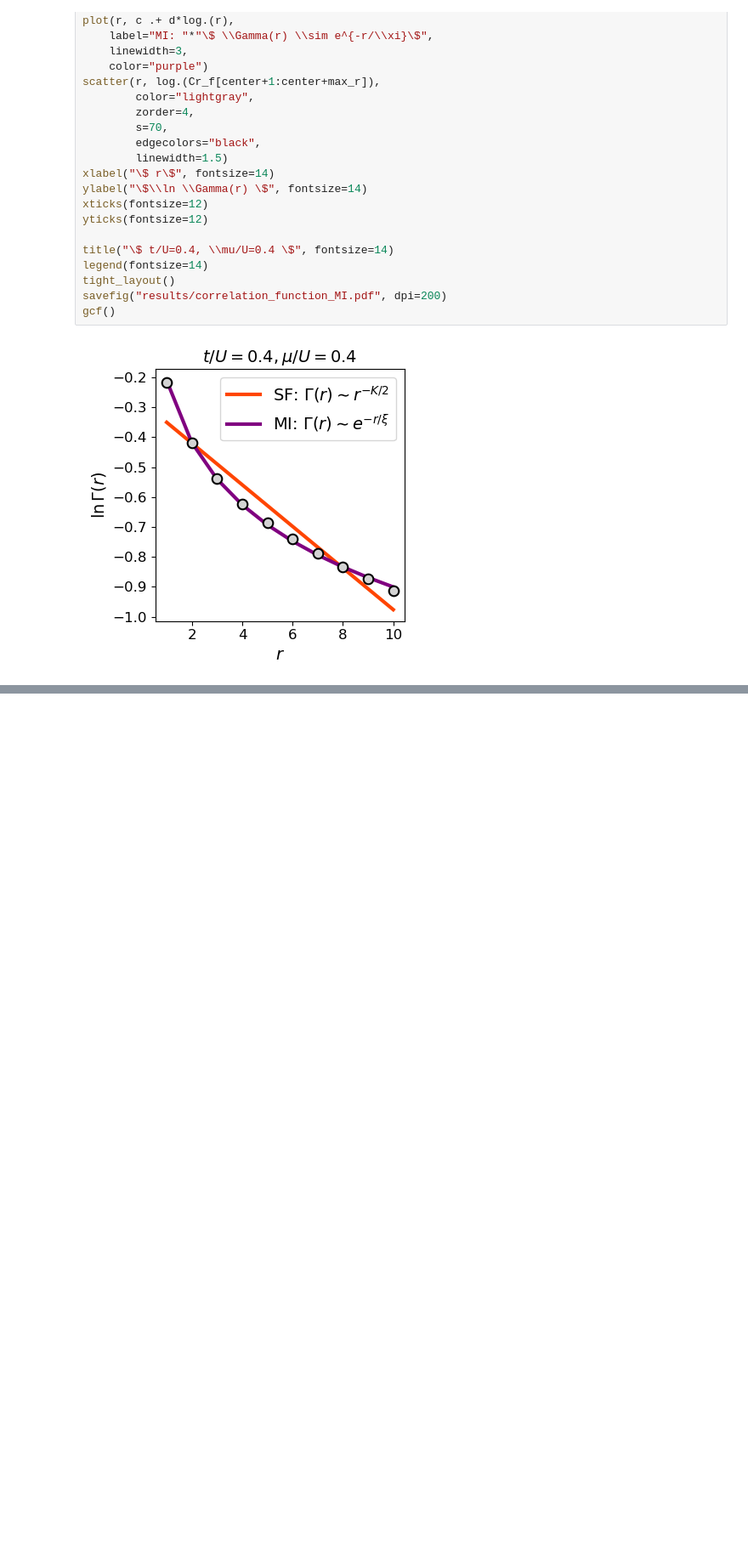
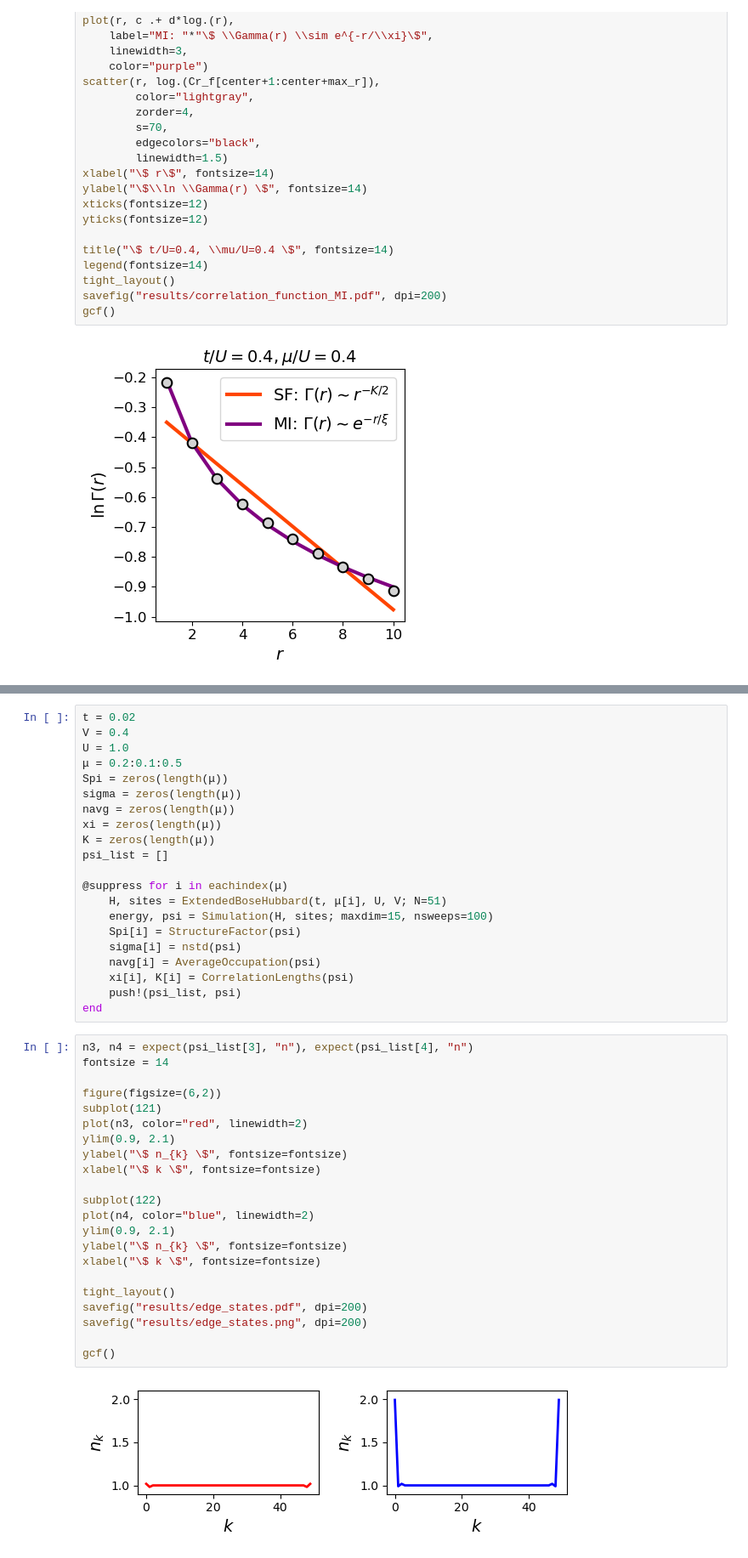
Before and after one commit to mgoloshchapov/Bose-Hubbard-phases, a Jupyter notebook: Bose_Hubbard.ipynb, the cells around one changed output, grey strips where cells are left out. Shown at 85% size. Cells and saved outputs as stored; diff of their text form; blank space fills up the shorter version.

```diff
--- a/Bose_Hubbard.ipynb
+++ b/Bose_Hubbard.ipynb
@@ -233,0 +325,45 @@ __Второй загадочный семинар__
+# %%
+t = 0.02
+V = 0.4
+U = 1.0
+μ = 0.2:0.1:0.5
+Spi = zeros(length(μ))
+sigma = zeros(length(μ))
+navg = zeros(length(μ))
+xi = zeros(length(μ))
+K = zeros(length(μ))
+psi_list = []
+
+@suppress for i in eachindex(μ)
+    H, sites = ExtendedBoseHubbard(t, μ[i], U, V; N=51)
+    energy, psi = Simulation(H, sites; maxdim=15, nsweeps=100)
+    Spi[i] = StructureFactor(psi)
+    sigma[i] = nstd(psi)
+    navg[i] = AverageOccupation(psi)
+    xi[i], K[i] = CorrelationLengths(psi)
+    push!(psi_list, psi)
+end
+# %%
+n3, n4 = expect(psi_list[3], "n"), expect(psi_list[4], "n")
+fontsize = 14
+
+figure(figsize=(6,2))
+subplot(121)
+plot(n3, color="red", linewidth=2)
+ylim(0.9, 2.1)
+ylabel("\$ n_{k} \$", fontsize=fontsize)
+xlabel("\$ k \$", fontsize=fontsize)
+
+subplot(122)
+plot(n4, color="blue", linewidth=2)
+ylim(0.9, 2.1)
+ylabel("\$ n_{k} \$", fontsize=fontsize)
+xlabel("\$ k \$", fontsize=fontsize)
+
+tight_layout()
+savefig("results/edge_states.pdf", dpi=200)
+savefig("results/edge_states.png", dpi=200)
+
+gcf()
+# %% [output]
+[figure, added]
```
Also changed, not shown: parts of 17 cells of this notebook.
